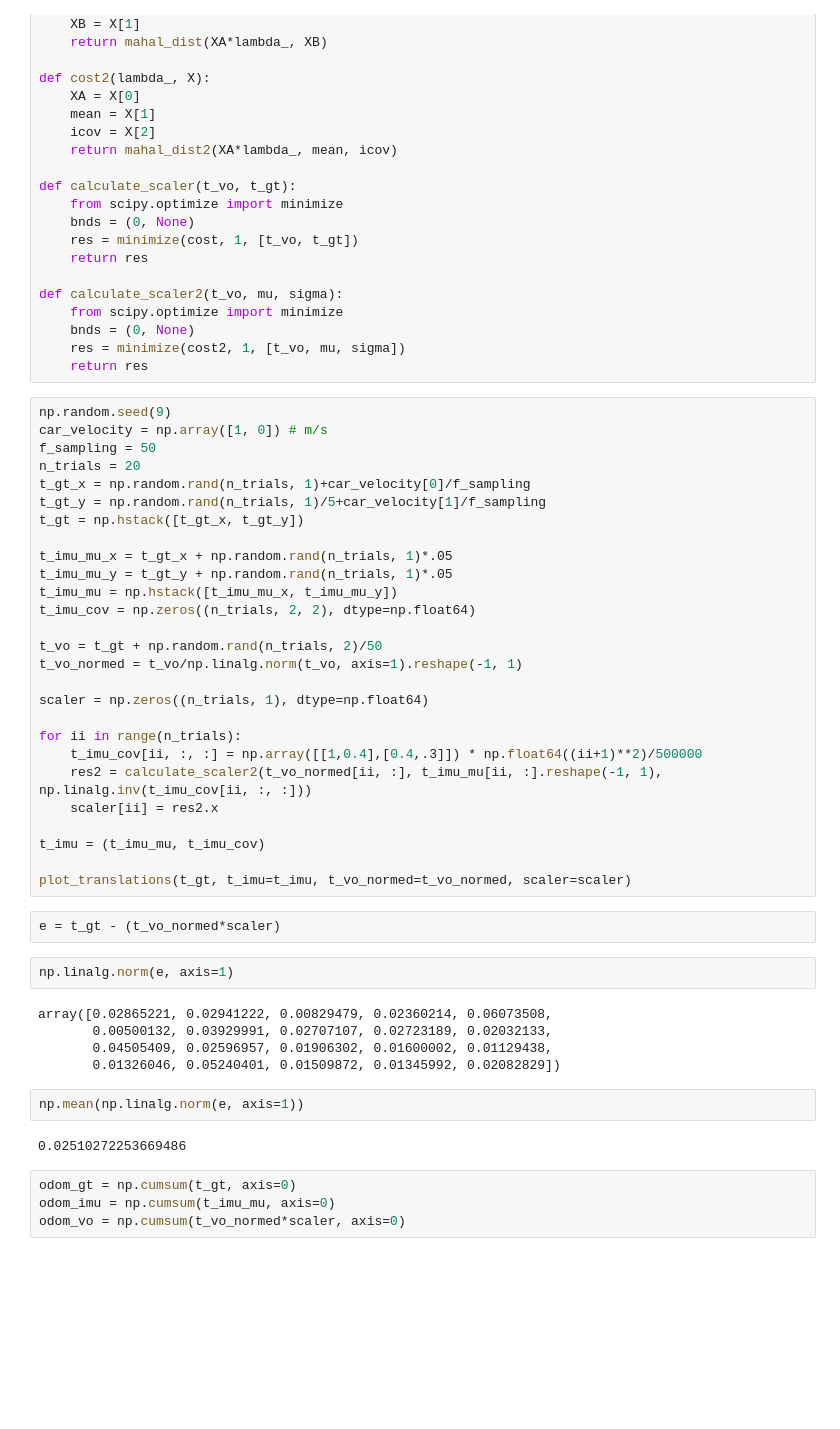
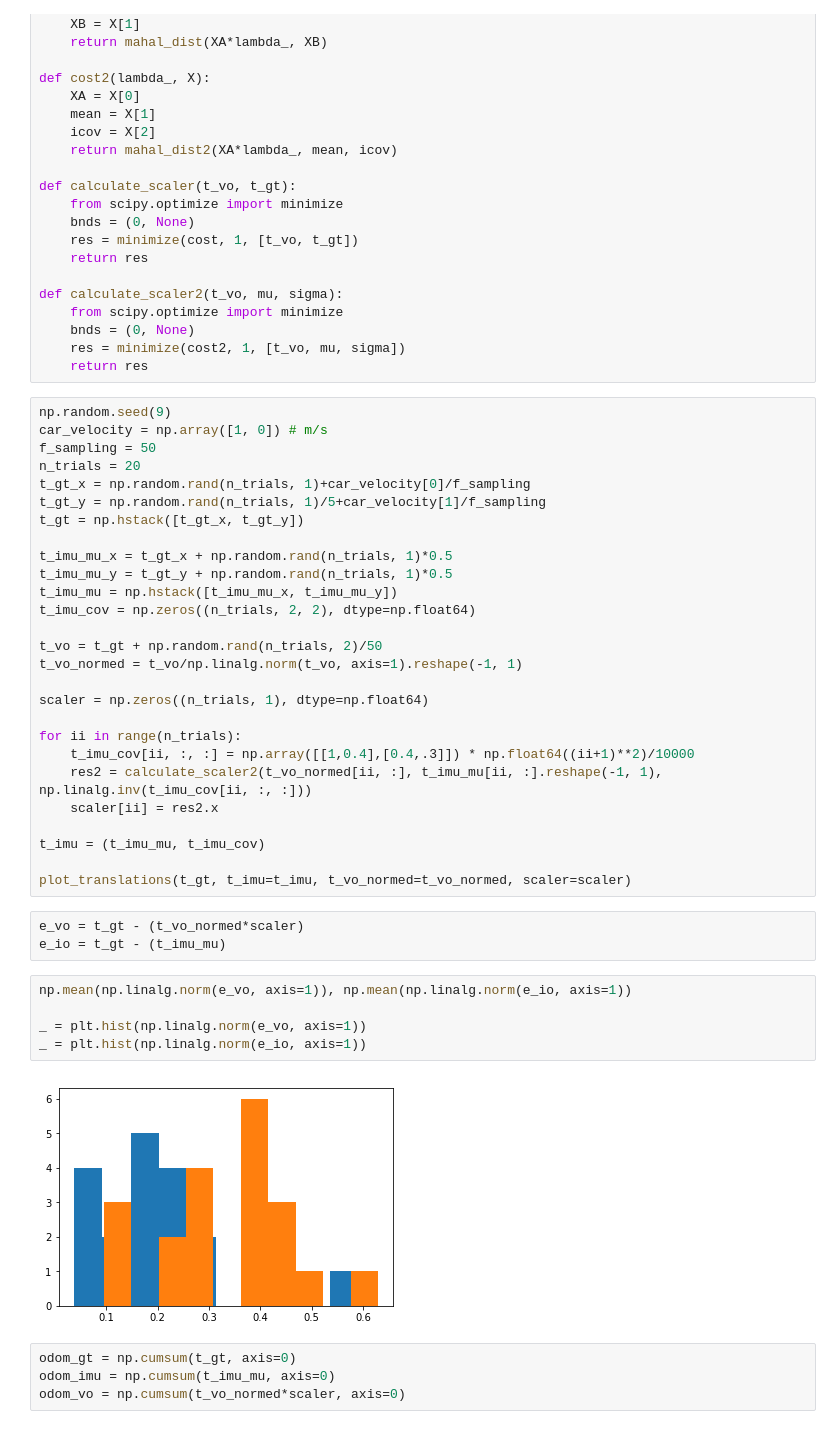
Before and after one commit to eroniki/scale_estimation, a Jupyter notebook: scale_estimation.ipynb, the cells around one changed output. Saved outputs shown, nothing was run; the diff lists cells and outputs as text; blank space fills up the shorter version.

```diff
--- a/scale_estimation.ipynb
+++ b/scale_estimation.ipynb
@@ -115,8 +115,8 @@ t_gt_x = np.random.rand(n_trials, 1)+car_velocity[0]/f_sampling
 t_gt_y = np.random.rand(n_trials, 1)/5+car_velocity[1]/f_sampling
 t_gt = np.hstack([t_gt_x, t_gt_y])
 
-t_imu_mu_x = t_gt_x + np.random.rand(n_trials, 1)*.05
-t_imu_mu_y = t_gt_y + np.random.rand(n_trials, 1)*.05
+t_imu_mu_x = t_gt_x + np.random.rand(n_trials, 1)*0.5
+t_imu_mu_y = t_gt_y + np.random.rand(n_trials, 1)*0.5
 t_imu_mu = np.hstack([t_imu_mu_x, t_imu_mu_y])
 t_imu_cov = np.zeros((n_trials, 2, 2), dtype=np.float64)
 
@@ -126,7 +126,7 @@ t_vo_normed = t_vo/np.linalg.norm(t_vo, axis=1).reshape(-1, 1)
 scaler = np.zeros((n_trials, 1), dtype=np.float64)
 
 for ii in range(n_trials):
-    t_imu_cov[ii, :, :] = np.array([[1,0.4],[0.4,.3]]) * np.float64((ii+1)**2)/500000
+    t_imu_cov[ii, :, :] = np.array([[1,0.4],[0.4,.3]]) * np.float64((ii+1)**2)/10000
     res2 = calculate_scaler2(t_vo_normed[ii, :], t_imu_mu[ii, :].reshape(-1, 1), np.linalg.inv(t_imu_cov[ii, :, :]))
     scaler[ii] = res2.x
 
@@ -134,18 +134,15 @@ t_imu = (t_imu_mu, t_imu_cov)
 
 plot_translations(t_gt, t_imu=t_imu, t_vo_normed=t_vo_normed, scaler=scaler)
 # %%
-e = t_gt - (t_vo_normed*scaler)
+e_vo = t_gt - (t_vo_normed*scaler)
+e_io = t_gt - (t_imu_mu)
-# %%
-np.linalg.norm(e, axis=1)
-# %% [output]
-array([0.02865221, 0.02941222, 0.00829479, 0.02360214, 0.06073508,
-       0.00500132, 0.03929991, 0.02707107, 0.02723189, 0.02032133,
-       0.04505409, 0.02596957, 0.01906302, 0.01600002, 0.01129438,
-       0.01326046, 0.05240401, 0.01509872, 0.01345992, 0.02082829])
-# %%
-np.mean(np.linalg.norm(e, axis=1))
-# %% [output]
-0.02510272253669486
+# %%
+np.mean(np.linalg.norm(e_vo, axis=1)), np.mean(np.linalg.norm(e_io, axis=1))
+
+_ = plt.hist(np.linalg.norm(e_vo, axis=1))
+_ = plt.hist(np.linalg.norm(e_io, axis=1))
+# %% [output]
+[figure, added]
 # %%
 odom_gt = np.cumsum(t_gt, axis=0)
 odom_imu = np.cumsum(t_imu_mu, axis=0)
```
Also changed, not shown: parts of 2 cells of this notebook, 21 other files.
